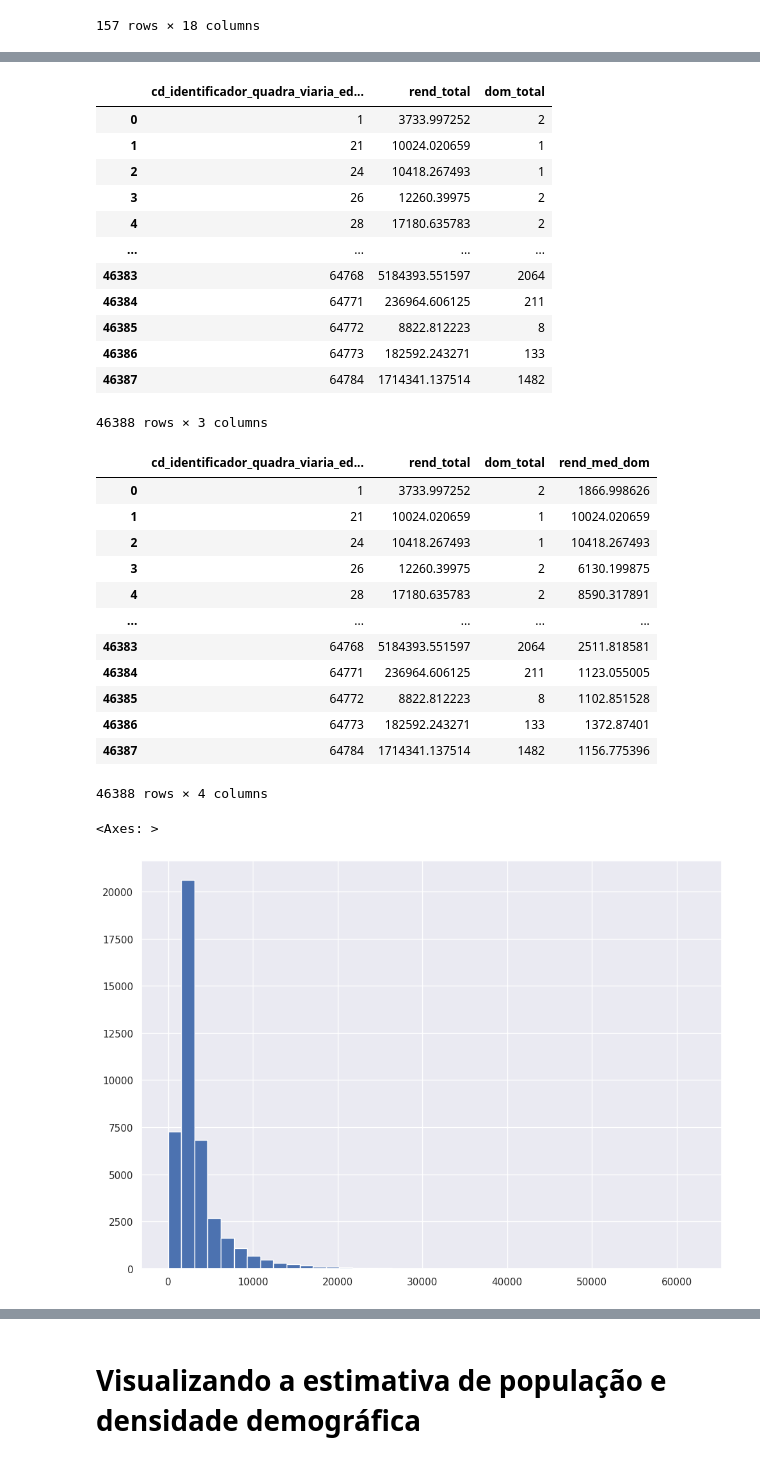
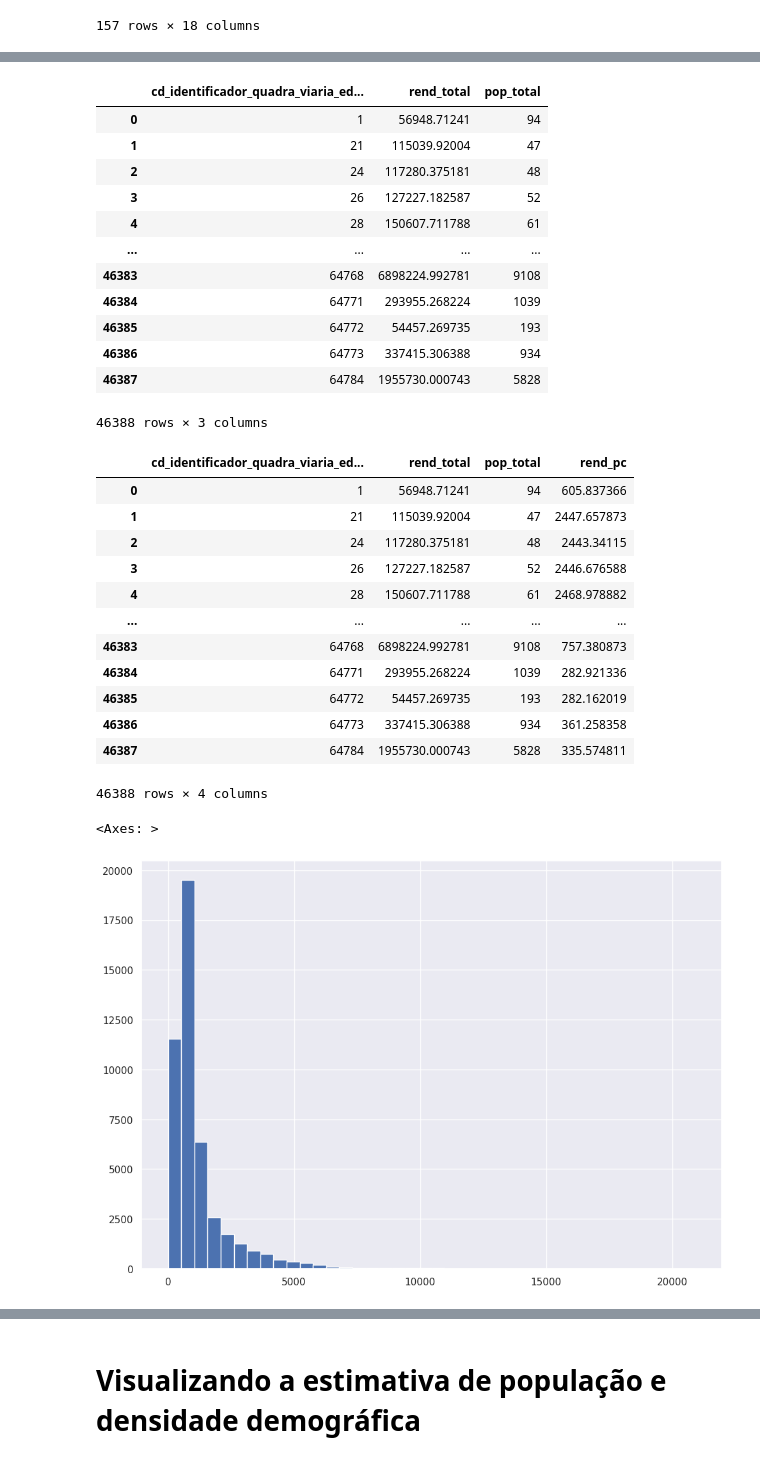
Before and after one commit to sepep-pmsp/compatibilizacao-setores-censitarios, a Jupyter notebook: 11 Quadras viárias como base geométrica.ipynb, the cells around one changed output, grey strips where cells are left out. Drawn from its saved outputs; the diff is of its cells as text; code cells hidden in the pictures.

Commit message:
Estimativa de renda alterada para renda per capita por quadra e adicionada ao arquivo final

```diff
--- a/11 Quadras viárias como base geométrica.ipynb
+++ b/11 Quadras viárias como base geométrica.ipynb
@@ -1227,7 +1216,7 @@ setores10.head()
 | 4 | 109351.0 | 355030804000083 | URBANO | 35503080400 | None | 355030804 | ARICANDUVA | 3550308 | SÃO PAULO | ... |
 # %%
 est_renda = (
-    sim_10.merge(setores10[['CD_GEOCODI', 'rend_total', 'dom_total']])
+    sim_10.merge(setores10[['CD_GEOCODI', 'rend_total', 'pop_total']])
 )
 est_renda.head()
 # %% [output]
@@ -1255,8 +1244,8 @@ setores10[setores10['rend_total'].isna()]
 157 rows × 18 columns
 # %%
 est_renda['rend_total_setor'] = est_renda['rend_total']
-est_renda['dom_total_setor'] = est_renda['dom_total']
+est_renda['pop_total_setor'] = est_renda['pop_total']
 est_renda['rend_total'] = round(est_renda['rend_total']*est_renda['inter_perc'], 2)
-est_renda['dom_total'] = round(est_renda['dom_total']*est_renda['inter_perc'], 0).astype(int)
+est_renda['pop_total'] = round(est_renda['pop_total']*est_renda['inter_perc'], 0).astype(int)
 est_renda.head()
 # %% [output]
@@ -1269,47 +1258,47 @@ est_renda.head()
 # %%
 est_renda_agg = (
     est_renda
-    [['cd_identificador_quadra_viaria_editada', 'rend_total', 'dom_total']]
+    [['cd_identificador_quadra_viaria_editada', 'rend_total', 'pop_total']]
     .groupby('cd_identificador_quadra_viaria_editada')
     .agg('sum')
     .reset_index()
 )
 est_renda_agg
 # %% [output]
-|  | cd_identificador_quadra_viaria_ed... | rend_total | dom_total |
-| 0 | 1 | 3733.997252 | 2 |
-| 1 | 21 | 10024.020659 | 1 |
-| 2 | 24 | 10418.267493 | 1 |
-| 3 | 26 | 12260.39975 | 2 |
-| 4 | 28 | 17180.635783 | 2 |
+|  | cd_identificador_quadra_viaria_ed... | rend_total | pop_total |
+| 0 | 1 | 56948.71241 | 94 |
+| 1 | 21 | 115039.92004 | 47 |
+| 2 | 24 | 117280.375181 | 48 |
+| 3 | 26 | 127227.182587 | 52 |
+| 4 | 28 | 150607.711788 | 61 |
 | ... | ... | ... | ... |
-| 46383 | 64768 | 5184393.551597 | 2064 |
-| 46384 | 64771 | 236964.606125 | 211 |
-| 46385 | 64772 | 8822.812223 | 8 |
-| 46386 | 64773 | 182592.243271 | 133 |
-| 46387 | 64784 | 1714341.137514 | 1482 |
+| 46383 | 64768 | 6898224.992781 | 9108 |
+| 46384 | 64771 | 293955.268224 | 1039 |
+| 46385 | 64772 | 54457.269735 | 193 |
+| 46386 | 64773 | 337415.306388 | 934 |
+| 46387 | 64784 | 1955730.000743 | 5828 |
 46388 rows × 3 columns
 # %%
-dom_filter = est_renda_agg['dom_total']>0
-est_renda_agg.loc[dom_filter, 'rend_med_dom'] = est_renda_agg.loc[dom_filter, 'rend_total']/est_renda_agg.loc[dom_filter, 'dom_total']
+pop_filter = est_renda_agg['pop_total']>0
+est_renda_agg.loc[pop_filter, 'rend_pc'] = est_renda_agg.loc[pop_filter, 'rend_total']/est_renda_agg.loc[pop_filter, 'pop_total']
 est_renda_agg
 # %% [output]
-|  | cd_identificador_quadra_viaria_ed... | rend_total | dom_total | rend_med_dom |
-| 0 | 1 | 3733.997252 | 2 | 1866.998626 |
-| 1 | 21 | 10024.020659 | 1 | 10024.020659 |
-| 2 | 24 | 10418.267493 | 1 | 10418.267493 |
-| 3 | 26 | 12260.39975 | 2 | 6130.199875 |
-| 4 | 28 | 17180.635783 | 2 | 8590.317891 |
+|  | cd_identificador_quadra_viaria_ed... | rend_total | pop_total | rend_pc |
+| 0 | 1 | 56948.71241 | 94 | 605.837366 |
+| 1 | 21 | 115039.92004 | 47 | 2447.657873 |
+| 2 | 24 | 117280.375181 | 48 | 2443.34115 |
+| 3 | 26 | 127227.182587 | 52 | 2446.676588 |
+| 4 | 28 | 150607.711788 | 61 | 2468.978882 |
 | ... | ... | ... | ... | ... |
-| 46383 | 64768 | 5184393.551597 | 2064 | 2511.818581 |
-| 46384 | 64771 | 236964.606125 | 211 | 1123.055005 |
-| 46385 | 64772 | 8822.812223 | 8 | 1102.851528 |
-| 46386 | 64773 | 182592.243271 | 133 | 1372.87401 |
-| 46387 | 64784 | 1714341.137514 | 1482 | 1156.775396 |
+| 46383 | 64768 | 6898224.992781 | 9108 | 757.380873 |
+| 46384 | 64771 | 293955.268224 | 1039 | 282.921336 |
+| 46385 | 64772 | 54457.269735 | 193 | 282.162019 |
+| 46386 | 64773 | 337415.306388 | 934 | 361.258358 |
+| 46387 | 64784 | 1955730.000743 | 5828 | 335.574811 |
 46388 rows × 4 columns
 # %%
-est_renda_agg['rend_med_dom'].hist(bins=40)
+est_renda_agg['rend_pc'].hist(bins=40)
 # %% [output]
 <Axes: >
-[figure, old version]
+[figure, new version]
 # %%
```
Also changed, not shown: parts of 19 cells of this notebook.
